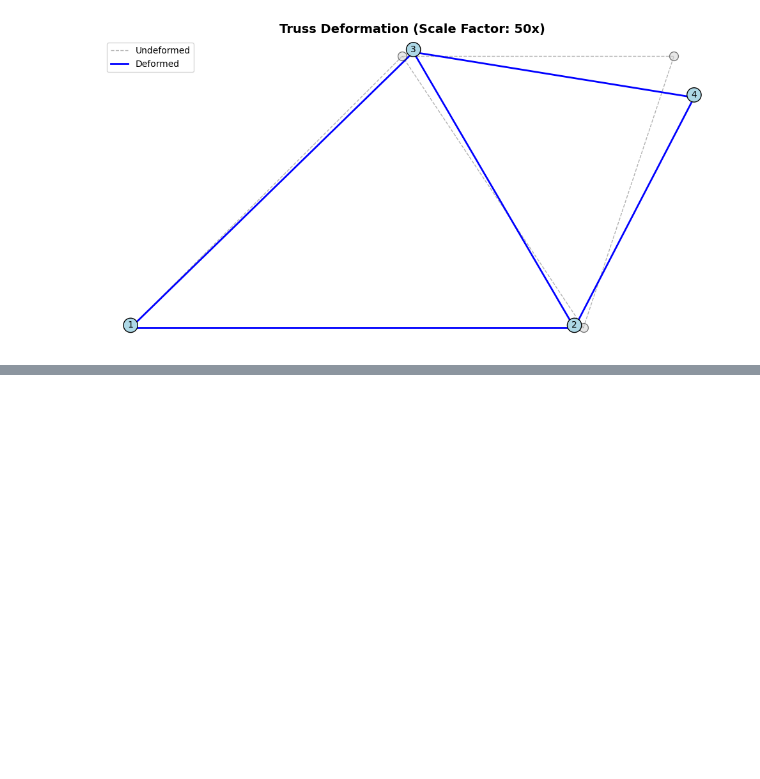
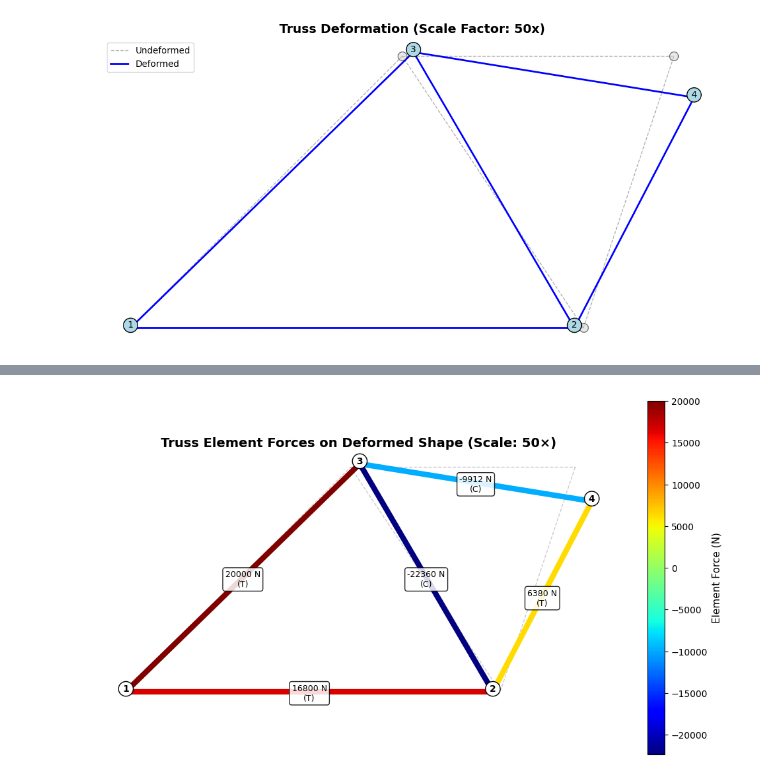
Before and after one commit to johanjans/python, a Jupyter notebook: TrussViz.ipynb, the cells around one changed output, grey strips where cells are left out. Saved outputs shown, nothing was run; the diff lists cells and outputs as text; code cells hidden in the pictures; blank space fills up the shorter version.

```diff
--- a/TrussViz.ipynb
+++ b/TrussViz.ipynb
@@ -330,0 +527,9 @@ plt.show()
+# %%
+# | code-fold: false
+
+# Element forces (in N)
+# Positive = tension, Negative = compression
+N_values = np.array([16800, 20000, -22360, 6380, -9912])
+
+# Wrap in OneArray for 1-based indexing
+N = mk.OneArray(N_values)
@@ -330,0 +541,67 @@ plt.show()
+# %%
+# | code-fold: false
+
+from matplotlib.collections import LineCollection
+
+# Scale factor for visualization
+scale = 50
+
+# Calculate deformed node positions
+P_deformed = mk.OneArray(P + scale * U)
+
+# Create figure
+fig, ax = plt.subplots(figsize=(10, 7))
+
+# Draw original (undeformed) truss in gray for reference
+for iel in mesh.element_numbers():
+    node_nums, coords = mesh.get_element(iel)
+    ax.plot(coords[:, 0], coords[:, 1], 'k--', linewidth=1, alpha=0.2)
+
+# Collect element segments (on deformed shape) and their force values
+segments = []
+forces = []
+
+for iel in mesh.element_numbers():
+    node_nums, coords = mesh.get_element(iel)
+    coords_deformed = P_deformed[node_nums]
+    segments.append(coords_deformed)  # Use deformed coordinates
+    forces.append(N[iel])
+
+# Create line collection with automatic color mapping
+lc = LineCollection(segments, array=np.array(forces), cmap='jet', linewidths=6)
+ax.add_collection(lc)
+
+# Add colorbar
+cbar = plt.colorbar(lc, ax=ax, shrink=0.8)
+cbar.set_label('Element Force (N)', fontsize=11)
+
+# Draw and label nodes on deformed configuration
+for inode in mesh.node_numbers():
+    coord_deformed = P_deformed[inode]
+    ax.text(coord_deformed[0], coord_deformed[1], str(inode),
+            bbox=dict(boxstyle='circle', facecolor='white'),
+            fontsize=10, ha='center', weight='bold')
+
+# Label elements with force values on deformed shape
+for iel in mesh.element_numbers():
+    node_nums, coords = mesh.get_element(iel)
+    coords_deformed = P_deformed[node_nums]
+    force = N[iel]
+    xm = np.mean(coords_deformed[:, 0])
+    ym = np.mean(coords_deformed[:, 1])
+    force_type = "T" if force >= 0 else "C"
+    ax.text(xm, ym + 10, f'{force:.0f} N\n({force_type})',
+            bbox=dict(boxstyle='round', facecolor='white',
+                     edgecolor='black', alpha=0.85),
+            fontsize=9, ha='center', va='top')
+
+# Set axis limits and format
+ax.autoscale()
+ax.set_aspect('equal')
+ax.axis('off')
+ax.set_title(f'Truss Element Forces on Deformed Shape (Scale: {scale}×)',
+             fontsize=14, fontweight='bold')
+plt.tight_layout()
+plt.show()
+# %% [output]
+[figure, added]
```
Also changed, not shown: parts of 63 cells of this notebook.
